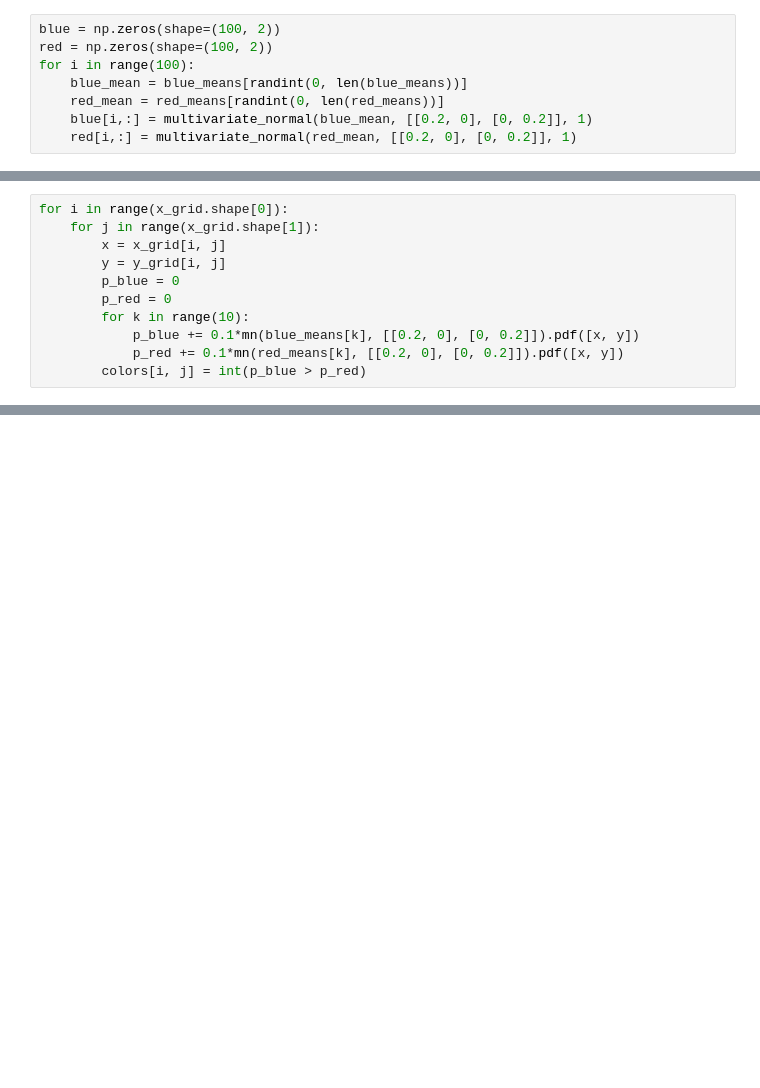
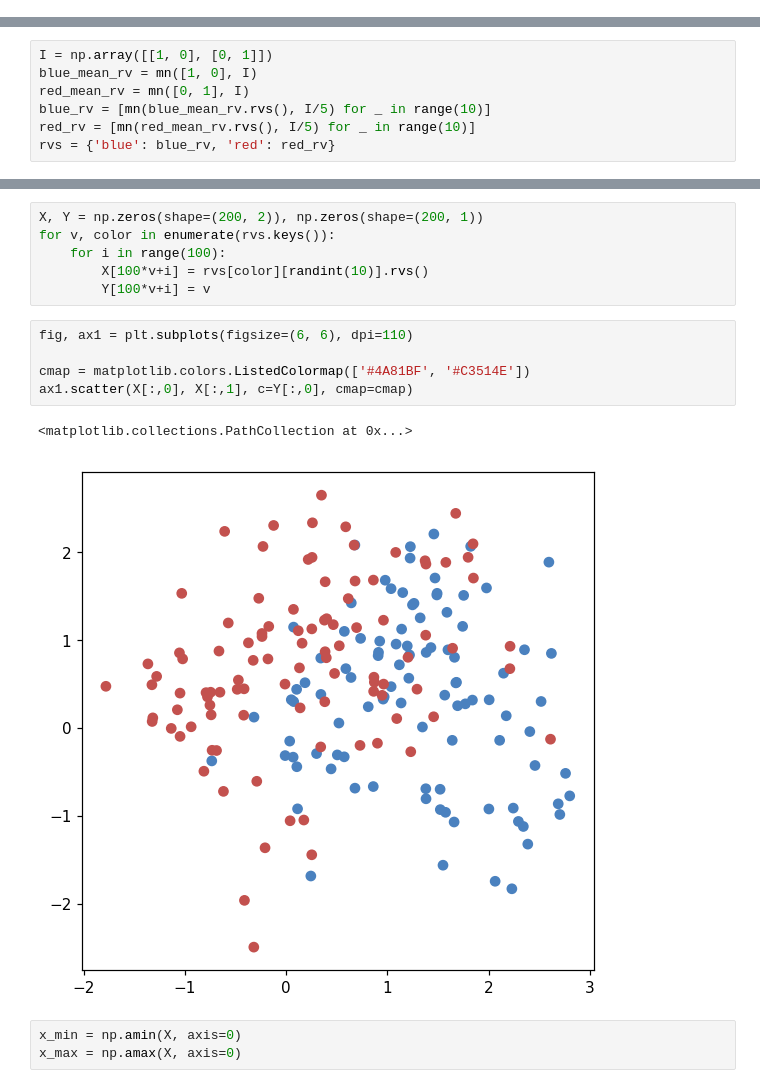
Before and after one commit to empathy87/nn-samples, a Jupyter notebook: stat/Bias_vs_variance.ipynb, the cells around one changed output, grey strips where cells are left out. Drawn from its saved outputs; the diff is of its cells as text; blank space fills up the shorter version.

```diff
--- a/stat/Bias_vs_variance.ipynb
+++ b/stat/Bias_vs_variance.ipynb
@@ -16,8 +7,0 @@ plt.scatter(red_means[:, 0], red_means[:,1],c='red')
-# %%
-blue = np.zeros(shape=(100, 2))
-red = np.zeros(shape=(100, 2))
-for i in range(100):
-    blue_mean = blue_means[randint(0, len(blue_means))]
-    red_mean = red_means[randint(0, len(red_means))]
-    blue[i,:] = multivariate_normal(blue_mean, [[0.2, 0], [0, 0.2]], 1)
-    red[i,:] = multivariate_normal(red_mean, [[0.2, 0], [0, 0.2]], 1)
@@ -42,11 +8,7 @@ colors = np.zeros(shape=x_grid.shape)
-# %%
-for i in range(x_grid.shape[0]):
-    for j in range(x_grid.shape[1]):
-        x = x_grid[i, j]
-        y = y_grid[i, j]
-        p_blue = 0
-        p_red = 0
-        for k in range(10):
-            p_blue += 0.1*mn(blue_means[k], [[0.2, 0], [0, 0.2]]).pdf([x, y])
-            p_red += 0.1*mn(red_means[k], [[0.2, 0], [0, 0.2]]).pdf([x, y])
-        colors[i, j] = int(p_blue > p_red)
+# %%
+I = np.array([[1, 0], [0, 1]])
+blue_mean_rv = mn([1, 0], I)
+red_mean_rv = mn([0, 1], I)
+blue_rv = [mn(blue_mean_rv.rvs(), I/5) for _ in range(10)]
+red_rv = [mn(red_mean_rv.rvs(), I/5) for _ in range(10)]
+rvs = {'blue': blue_rv, 'red': red_rv}
@@ -52,0 +23,17 @@ for i in range(x_grid.shape[0]):
+# %%
+X, Y = np.zeros(shape=(200, 2)), np.zeros(shape=(200, 1))
+for v, color in enumerate(rvs.keys()):
+    for i in range(100):
+        X[100*v+i] = rvs[color][randint(10)].rvs()
+        Y[100*v+i] = v
+# %%
+fig, ax1 = plt.subplots(figsize=(6, 6), dpi=110)
+
+cmap = matplotlib.colors.ListedColormap(['#4A81BF', '#C3514E'])
+ax1.scatter(X[:,0], X[:,1], c=Y[:,0], cmap=cmap)
+# %% [output]
+<matplotlib.collections.PathCollection at 0x...>
+[figure, added]
+# %%
+x_min = np.amin(X, axis=0)
+x_max = np.amax(X, axis=0)
```
Also changed, not shown: parts of 13 cells of this notebook.
